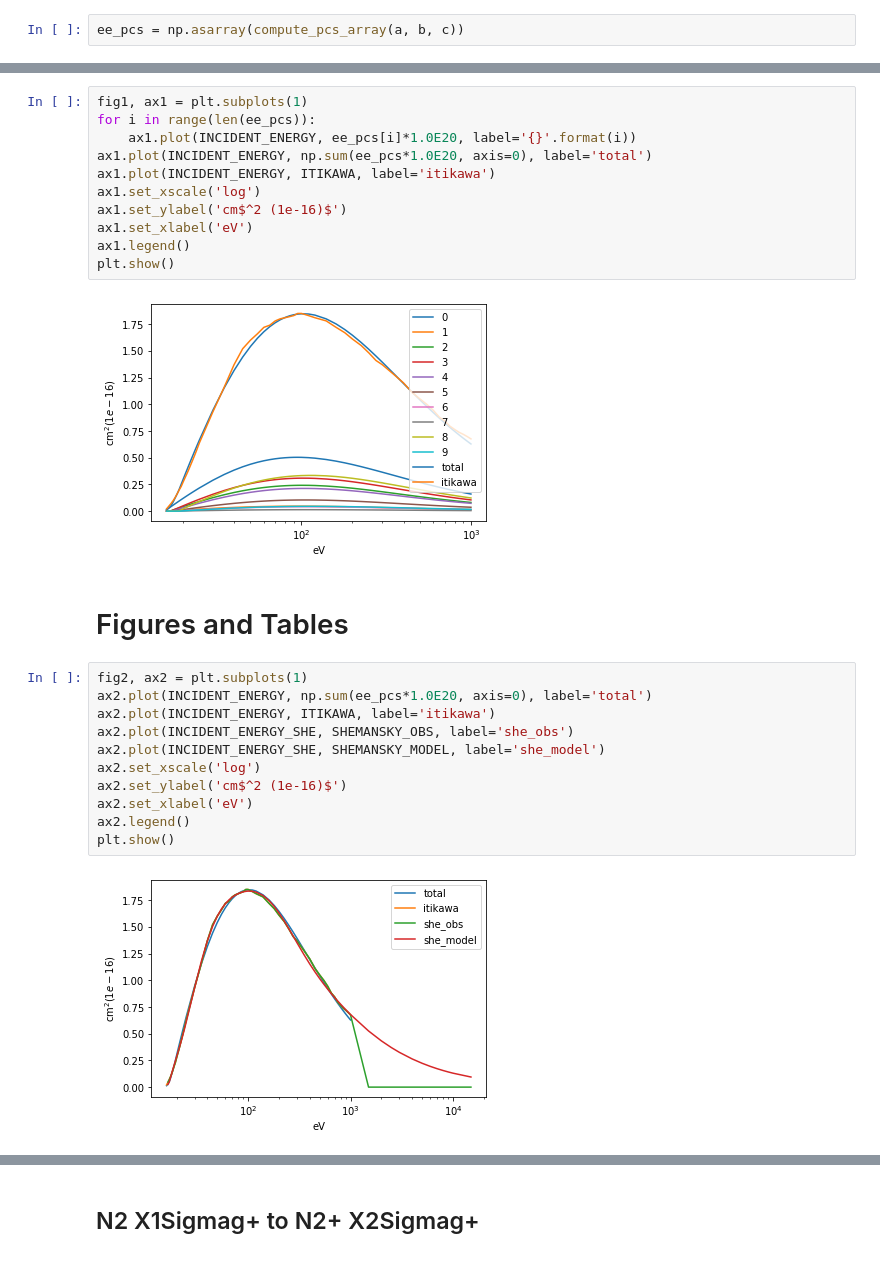
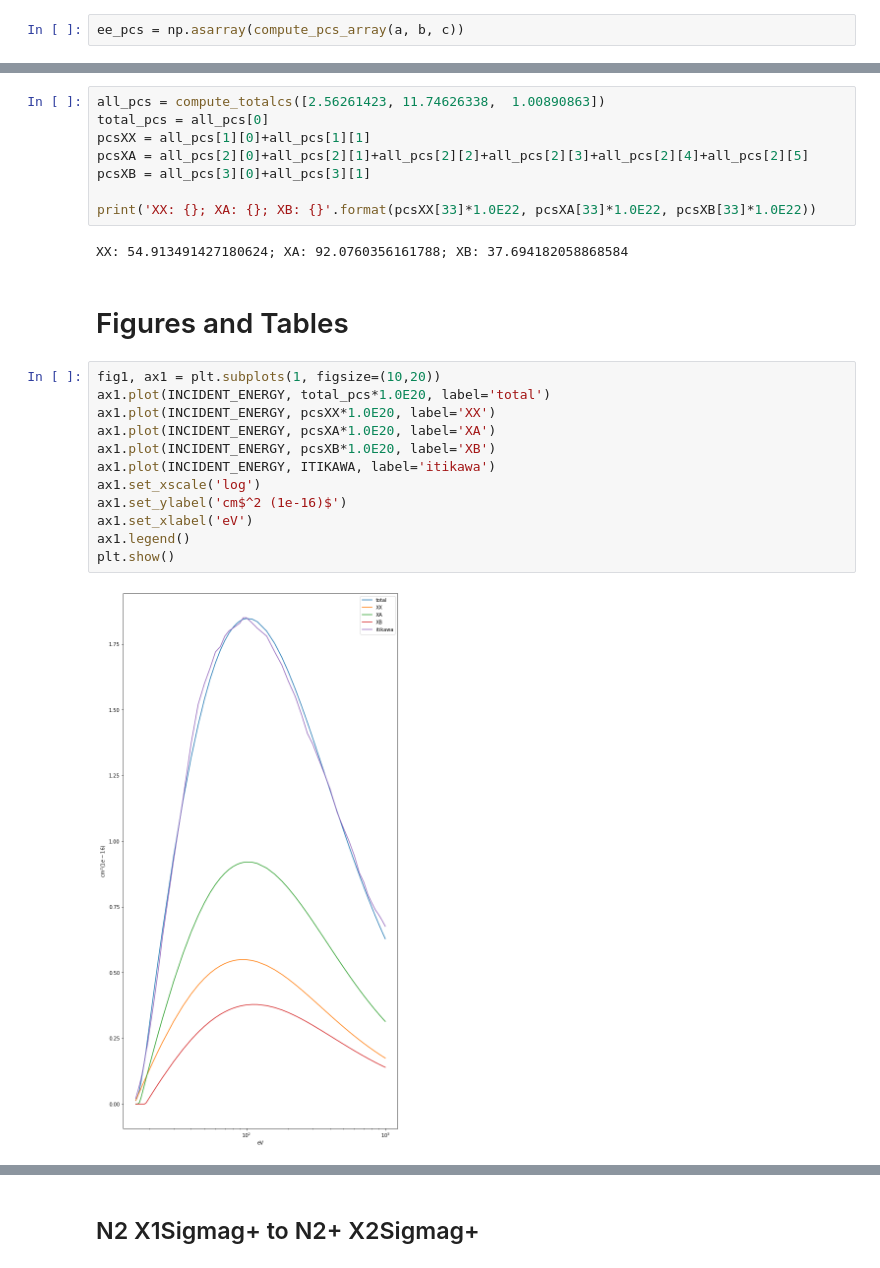
Before and after one commit to USNavalResearchLaboratory/nepc, a Jupyter notebook: nepc/methods/pcs/pcs-optimize.ipynb, the cells around one changed output, grey strips where cells are left out. Drawn from its saved outputs; the diff is of its cells as text.

```diff
--- a/nepc/methods/pcs/pcs-optimize.ipynb
+++ b/nepc/methods/pcs/pcs-optimize.ipynb
@@ -229,28 +393,26 @@ Optimization terminated successfully.
-# %%
-fig1, ax1 = plt.subplots(1)
-for i in range(len(ee_pcs)):
-    ax1.plot(INCIDENT_ENERGY, ee_pcs[i]*1.0E20, label='{}'.format(i))
-ax1.plot(INCIDENT_ENERGY, np.sum(ee_pcs*1.0E20, axis=0), label='total')
-ax1.plot(INCIDENT_ENERGY, ITIKAWA, label='itikawa')
-ax1.set_xscale('log')
-ax1.set_ylabel('cm$^2 (1e-16)$')
-ax1.set_xlabel('eV')
-ax1.legend()
-plt.show()
-# %% [output]
-[figure, removed]
+# %%
+all_pcs = compute_totalcs([2.56261423, 11.74626338,  1.00890863])
+total_pcs = all_pcs[0]
+pcsXX = all_pcs[1][0]+all_pcs[1][1]
+pcsXA = all_pcs[2][0]+all_pcs[2][1]+all_pcs[2][2]+all_pcs[2][3]+all_pcs[2][4]+all_pcs[2][5]
+pcsXB = all_pcs[3][0]+all_pcs[3][1]
+
+print('XX: {}; XA: {}; XB: {}'.format(pcsXX[33]*1.0E22, pcsXA[33]*1.0E22, pcsXB[33]*1.0E22))
+# %% [output]
+XX: 54.913491427180624; XA: 92.0760356161788; XB: 37.694182058868584
 # %% [markdown]
 # Figures and Tables
 # %%
-fig2, ax2 = plt.subplots(1)
-ax2.plot(INCIDENT_ENERGY, np.sum(ee_pcs*1.0E20, axis=0), label='total')
-ax2.plot(INCIDENT_ENERGY, ITIKAWA, label='itikawa')
-ax2.plot(INCIDENT_ENERGY_SHE, SHEMANSKY_OBS, label='she_obs')
-ax2.plot(INCIDENT_ENERGY_SHE, SHEMANSKY_MODEL, label='she_model')
-ax2.set_xscale('log')
-ax2.set_ylabel('cm$^2 (1e-16)$')
-ax2.set_xlabel('eV')
-ax2.legend()
+fig1, ax1 = plt.subplots(1, figsize=(10,20))
+ax1.plot(INCIDENT_ENERGY, total_pcs*1.0E20, label='total')
+ax1.plot(INCIDENT_ENERGY, pcsXX*1.0E20, label='XX')
+ax1.plot(INCIDENT_ENERGY, pcsXA*1.0E20, label='XA')
+ax1.plot(INCIDENT_ENERGY, pcsXB*1.0E20, label='XB')
+ax1.plot(INCIDENT_ENERGY, ITIKAWA, label='itikawa')
+ax1.set_xscale('log')
+ax1.set_ylabel('cm$^2 (1e-16)$')
+ax1.set_xlabel('eV')
+ax1.legend()
 plt.show()
 # %% [output]
-[figure, old version]
+[figure, new version]
```
Also changed, not shown: parts of 26 cells of this notebook.
